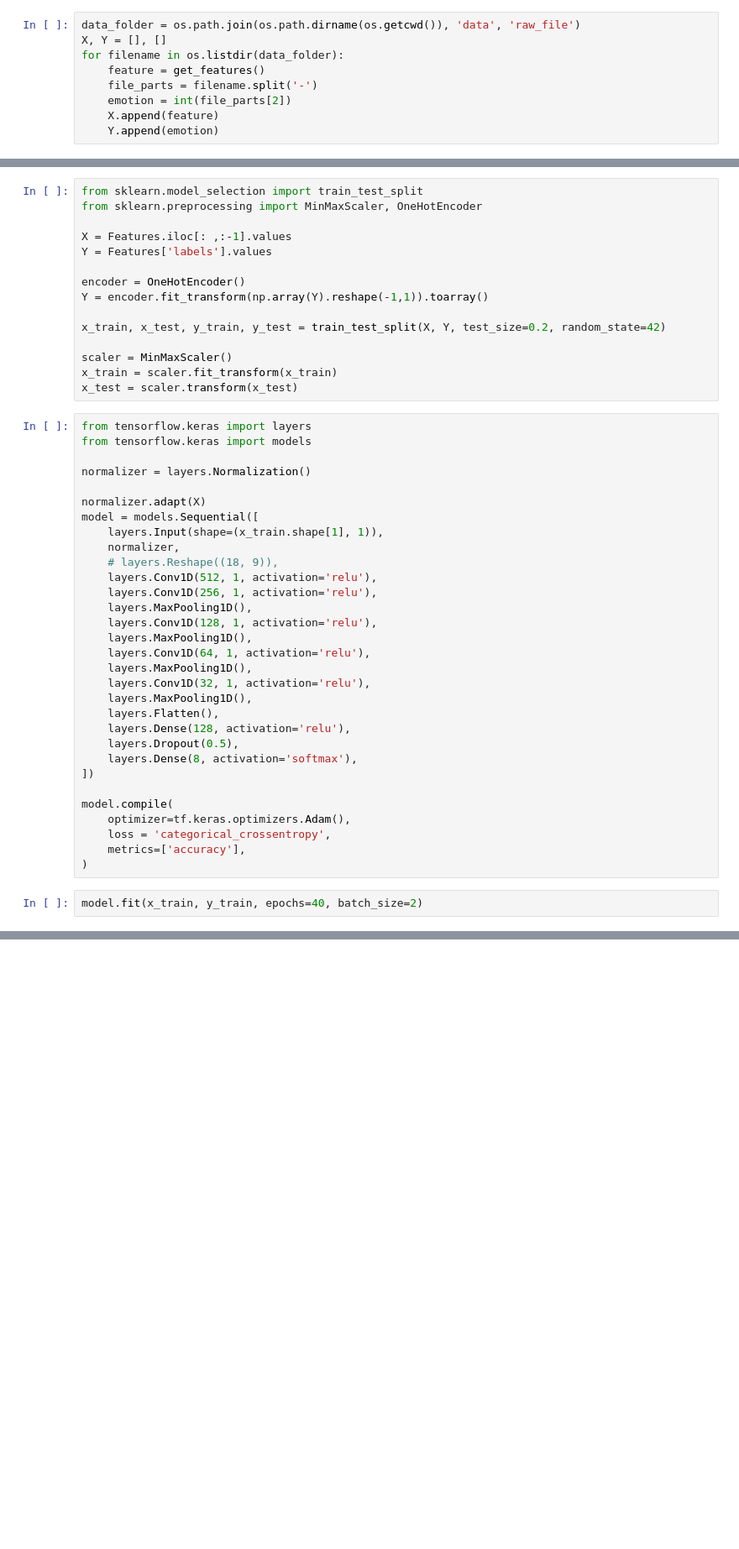
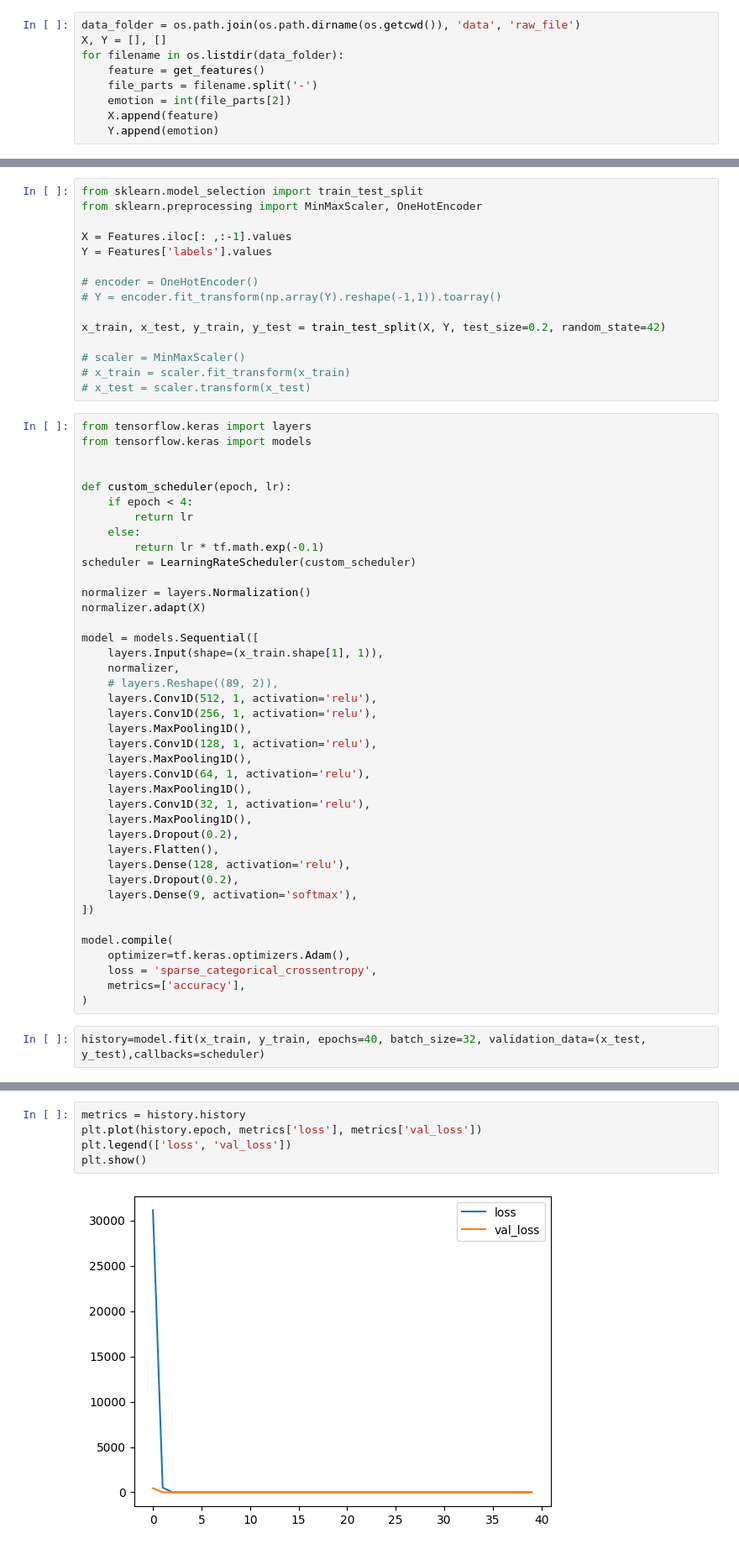
Before and after one commit to KulsonKula/Speech-emotion-recognition, a Jupyter notebook: src/data_procesing.IPYNB, the cells around one changed output, grey strips where cells are left out. Shown at 84% size. Saved outputs shown, nothing was run; the diff lists cells and outputs as text; blank space fills up the shorter version.

Commit message:
dodanie callbacks oraz wyświetlania error matrix i loss w funkcji epok

```diff
--- a/src/data_procesing.IPYNB
+++ b/src/data_procesing.IPYNB
@@ -145,25 +93,33 @@ from sklearn.preprocessing import MinMaxScaler, OneHotEncoder
 X = Features.iloc[: ,:-1].values
 Y = Features['labels'].values
 
-encoder = OneHotEncoder()
-Y = encoder.fit_transform(np.array(Y).reshape(-1,1)).toarray()
+# encoder = OneHotEncoder()
+# Y = encoder.fit_transform(np.array(Y).reshape(-1,1)).toarray()
 
 x_train, x_test, y_train, y_test = train_test_split(X, Y, test_size=0.2, random_state=42)
 
-scaler = MinMaxScaler()
-x_train = scaler.fit_transform(x_train)
-x_test = scaler.transform(x_test)
+# scaler = MinMaxScaler()
+# x_train = scaler.fit_transform(x_train)
+# x_test = scaler.transform(x_test)
 # %%
 from tensorflow.keras import layers
 from tensorflow.keras import models
 
+
+def custom_scheduler(epoch, lr):
+    if epoch < 4:
+        return lr
+    else:
+        return lr * tf.math.exp(-0.1)
+scheduler = LearningRateScheduler(custom_scheduler)
+
 normalizer = layers.Normalization()
+normalizer.adapt(X)
 
-normalizer.adapt(X)
 model = models.Sequential([
     layers.Input(shape=(x_train.shape[1], 1)),
     normalizer,
-    # layers.Reshape((18, 9)),
+    # layers.Reshape((89, 2)),
     layers.Conv1D(512, 1, activation='relu'),
     layers.Conv1D(256, 1, activation='relu'),
     layers.MaxPooling1D(),
@@ -173,18 +129,19 @@ model = models.Sequential([
     layers.MaxPooling1D(),
     layers.Conv1D(32, 1, activation='relu'),
     layers.MaxPooling1D(),
+    layers.Dropout(0.2),
     layers.Flatten(),
     layers.Dense(128, activation='relu'),
-    layers.Dropout(0.5),
-    layers.Dense(8, activation='softmax'),
+    layers.Dropout(0.2),
+    layers.Dense(9, activation='softmax'),
 ])
 
 model.compile(
     optimizer=tf.keras.optimizers.Adam(),
-    loss = 'categorical_crossentropy',
+    loss = 'sparse_categorical_crossentropy',
     metrics=['accuracy'],
 )
 # %%
-model.fit(x_train, y_train, epochs=40, batch_size=2)
+history=model.fit(x_train, y_train, epochs=40, batch_size=32, validation_data=(x_test, y_test),callbacks=scheduler)
 # %% [output]
 Epoch 1/40
@@ -191,0 +164,7 @@ KeyboardInterrupt:
+# %%
+metrics = history.history
+plt.plot(history.epoch, metrics['loss'], metrics['val_loss'])
+plt.legend(['loss', 'val_loss'])
+plt.show()
+# %% [output]
+[figure, added]
```
Also changed, not shown: parts of 10 cells of this notebook.
